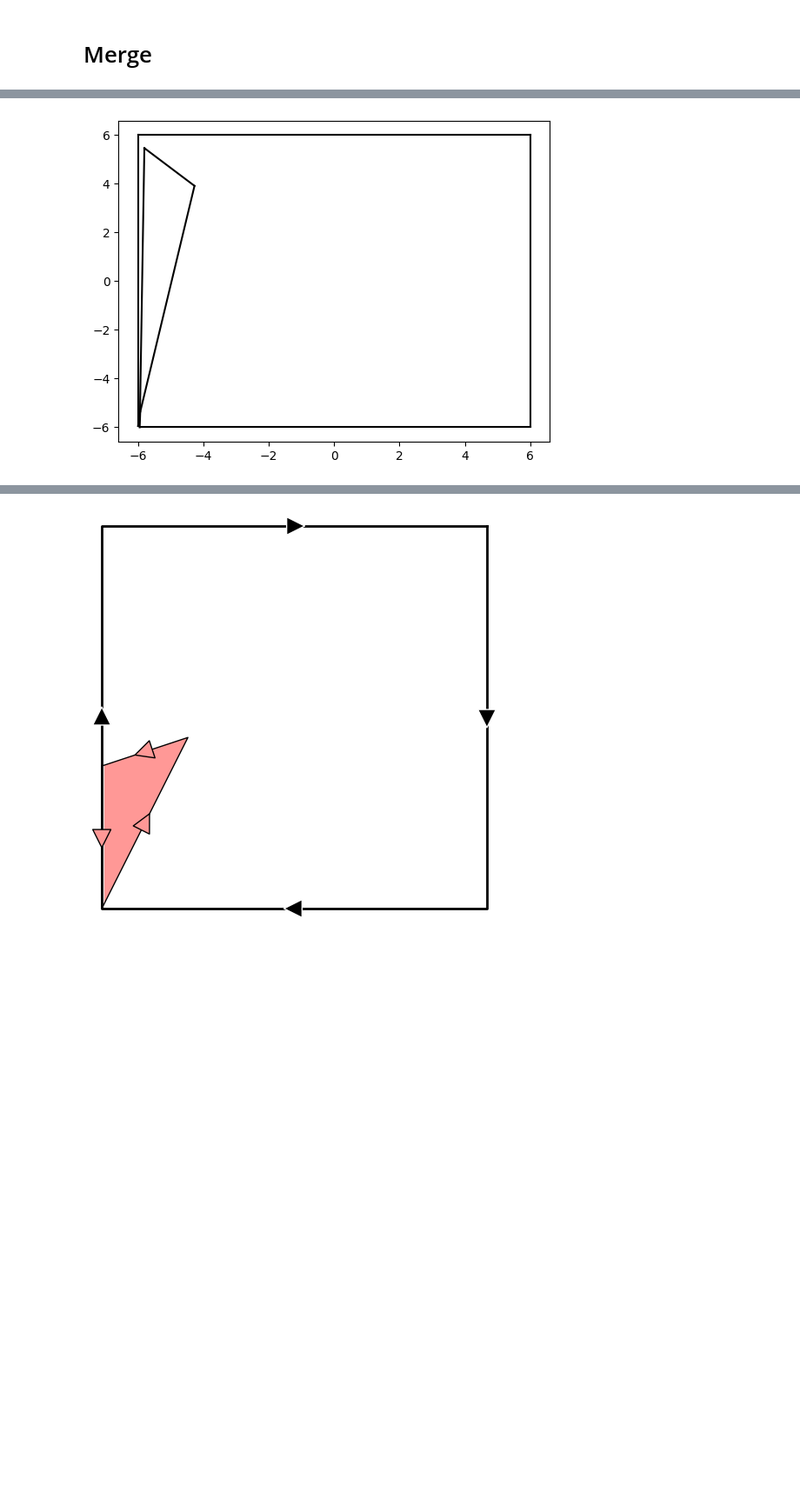
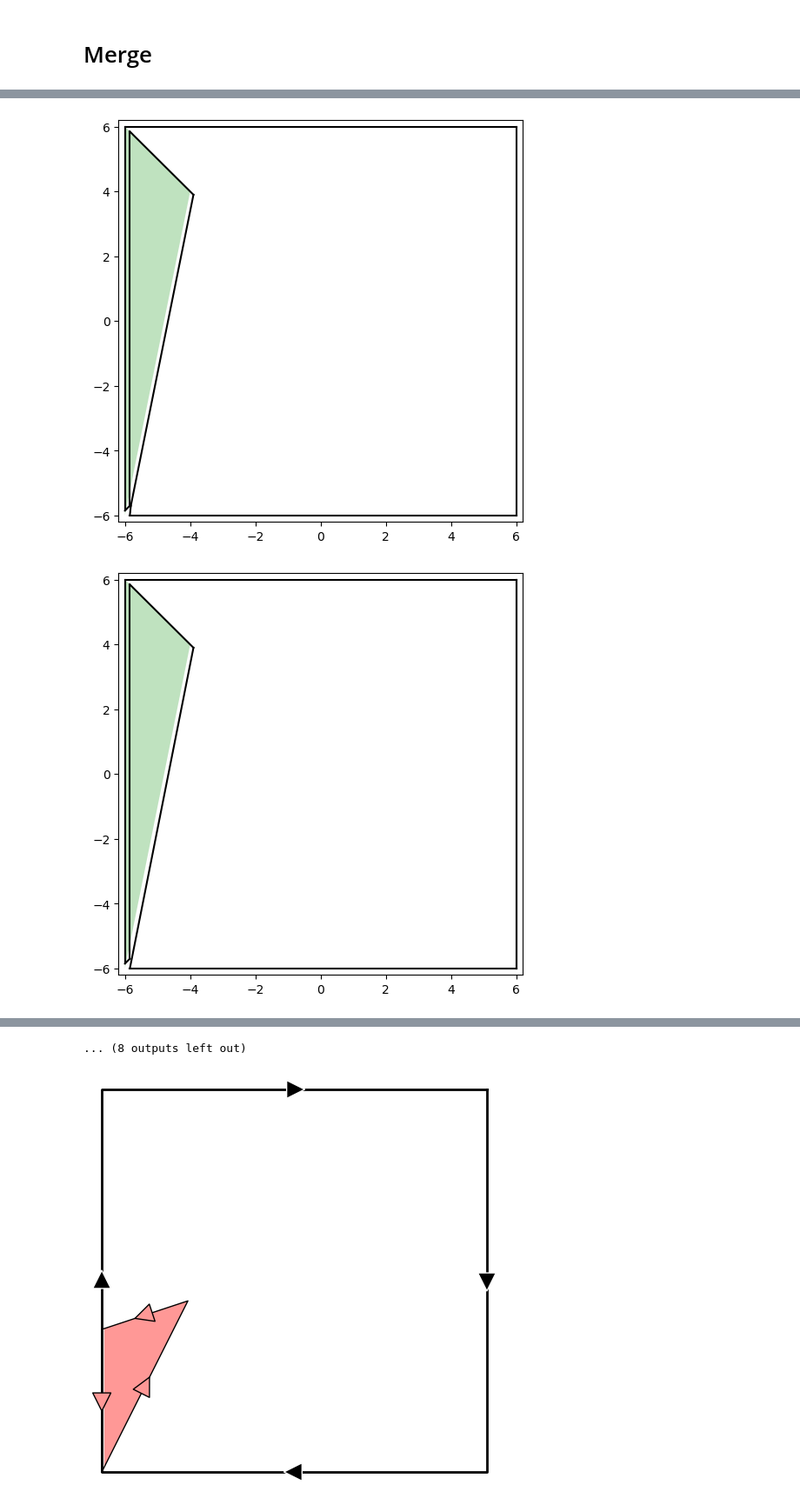
Before and after one commit to simaomenesesjoao/ostomachion, a Jupyter notebook: documents/ostomachion_images.ipynb, the cells around one changed output, grey strips where cells are left out. Shown at 87% size. Drawn from its saved outputs; the diff is of its cells as text; code cells hidden in the pictures; blank space fills up the shorter version.

Commit message:
Implemented nice LL merge visualization

```diff
--- a/documents/ostomachion_images.ipynb
+++ b/documents/ostomachion_images.ipynb
@@ -1315,19 +1370,51 @@ merge_second_into_first(frame_ll, frame_vertex_index, poly_ll_scaled, 0)
 # %%
 
-fig, ax = plt.subplots()
+d = 0.15
+iteration = 20
+progress = 0
+prune_progress = 0
 
-node = frame_ll.head
-for i in range(frame_ll.size):
-    x1, y1 = node.position
-    x2, y2 = node.next.position
-    ax.plot([x1, x2], [y1, y2], '-', color='k')
-    node = node.next
+for i in range(iteration):
+    frame_vertex_index = solution_state.history[3*progress]
+    poly_index = solution_state.history[3*progress + 1]
+    frame_points = states[progress].state.frame.to_point_array()
+    poly_points = polys[poly_index].to_point_array()
+    frame_ll = List(frame_points)
+    poly_ll = List(poly_points)
 
-# node = poly_ll.head
-# for i in range(poly_ll.size):
-#     x1, y1 = node.position
-#     x2, y2 = node.next.position
-#     ax.plot([x1, x2], [y1, y2], '-', color='r')
-#     node = node.next
+    separate_poly_from_frame(poly_ll, frame_ll, d)
+
+    frame_node = find_node_from_index(frame_ll, frame_vertex_index)
+    Q = find_point_equidistant(frame_node, d)
+    P = frame_node.position
+    p = P - frame_node.next.position
+    p = p / np.linalg.norm(p)
+    α = np.linalg.norm((P-Q)@p)
+
+    merge_second_into_first(frame_ll, frame_vertex_index, poly_ll, 0, a=α, b=d)
+
+    modified = True
+    for k in range(prune_progress):
+        modified = prune_once(frame_ll, 1e-2)
+        if not modified:
+            break
+
+    if modified:
+        prune_progress += 1
+    else:
+        progress += 1
+        prune_progress = 0
+
+
+    fig, ax = plt.subplots(figsize=(6,6))
+    a = 6.2
+    ax.set_xlim([-a, a])
+    ax.set_ylim([-a, a])
+    states[progress+1].state.plot_in_position(ax, np.array([0,0]), frame_lw = 0, poly_lw = 0.0, poly_alpha=0.3)
+    #ax.scatter(*P, s=40, color='r')
+    frame_ll.plot(ax)
+    poly_ll.plot(ax)
+    plt.show()
 # %% [output]
-[figure, old version]
+[figure, new version]
+[figure, added]
@@ -1334,3 +1431,4 @@ for i in range(frame_ll.size):
+... (8 outputs left out)
 # %%
 fig, ax = plt.subplots(1,1, figsize=(6,6))
 a = 6.3
```
Also changed, not shown: parts of 7 cells of this notebook.
